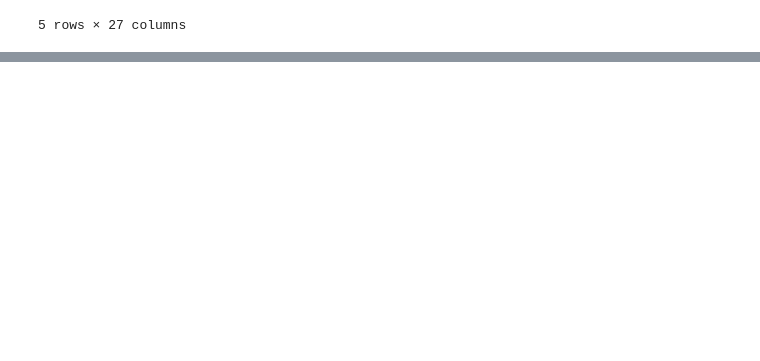
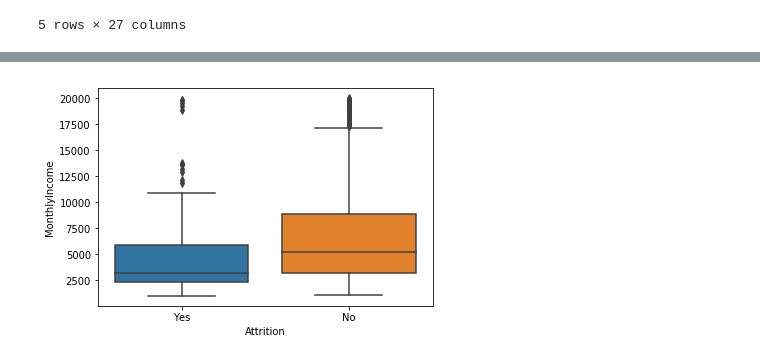
Before and after one commit to akim2034/Thinkful_DS_Bootcamp, a Jupyter notebook: Unit 1/Lesson 5 - Unit 1 Capstone/IBM Attrition Analysis.ipynb, the cells around one changed output, grey strips where cells are left out. Saved outputs shown, nothing was run; the diff lists cells and outputs as text; code cells hidden in the pictures; blank space fills up the shorter version.

```diff
--- a/Unit 1/Lesson 5 - Unit 1 Capstone/IBM Attrition Analysis.ipynb
+++ b/Unit 1/Lesson 5 - Unit 1 Capstone/IBM Attrition Analysis.ipynb
@@ -68,0 +82,4 @@ NameError: name 'count' is not defined
+# %%
+sns.boxplot(y=df['MonthlyIncome'], x=df['Attrition']);
+# %% [output]
+[figure, added]
```
Also changed, not shown: parts of 14 cells of this notebook.
